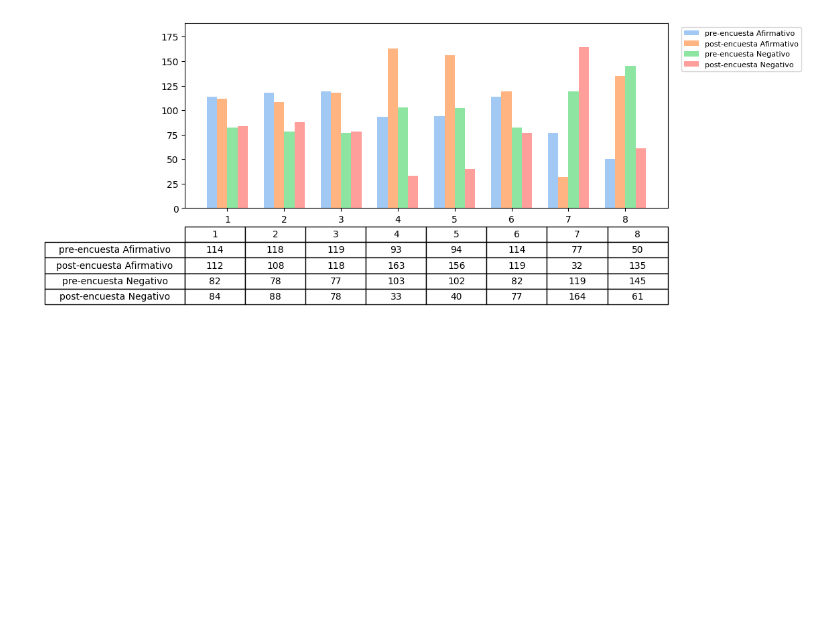
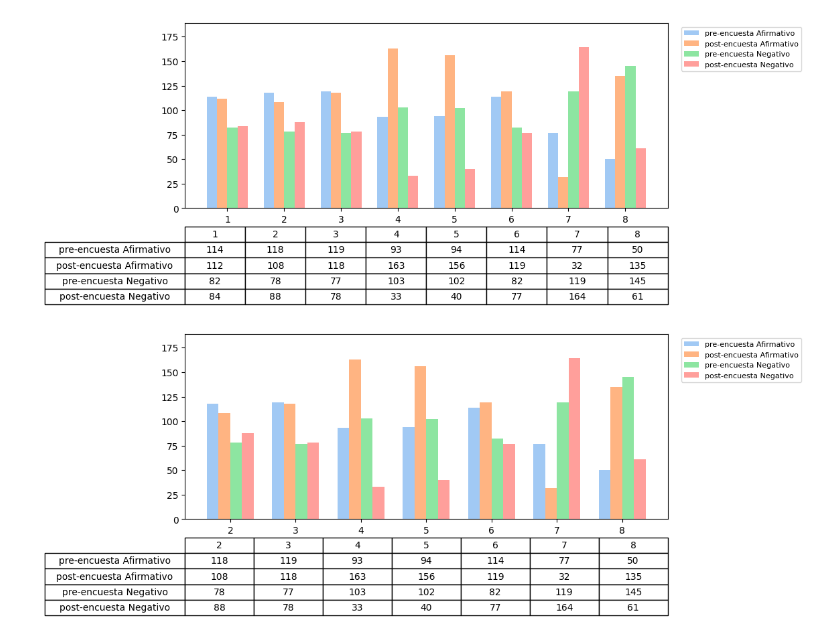
Before and after one commit to rodrigohernandezm/EDA_Tesis, a Jupyter notebook: EDA.ipynb, the cells around one changed output. Cells and saved outputs as stored; diff of their text form; code cells hidden in the pictures; blank space fills up the shorter version.

```diff
--- a/EDA.ipynb
+++ b/EDA.ipynb
@@ -992,3 +985,82 @@ tabla_fix.to_excel(os.path.join(OUT, "tabla_afirmativo_negativo_ajustada.xlsx"),
 [figure]
 [figure]
 [figure]
+# %%
+QUESTIONS = ["P1", "P2", "P3", "P4", "P5", "P6", "P7", "P8"]
+AFIRMATIVO_FIX = {
+    "P1": [1],
+    "P2": [1],
+    "P3": [1],
+    "P4": [1],
+    "P5": [1],
+    "P6": [1],
+    "P7": [1],  # correccion solicitada
+    "P8": [1],
+}
+
+def tabla_afirmativo_negativo_fix(df_in: pd.DataFrame, questions, afirm_map) -> pd.DataFrame:
+    dft = df_in.copy()
+    dft["estado"] = dft["estado"].astype(str).str.strip().str.upper()
+    dft = dft[dft["estado"].isin(["PRE", "POST"])]
+
+    for q in questions:
+        if q in dft.columns:
+            dft[q] = pd.to_numeric(dft[q], errors="coerce")
+
+    col_labels = [str(i) for i in range(1, len(questions) + 1)]
+    filas = {
+        "pre-encuesta Afirmativo": [],
+        "post-encuesta Afirmativo": [],
+        "pre-encuesta Negativo": [],
+        "post-encuesta Negativo": [],
+    }
+
+    for q in questions:
+        afirm = set(afirm_map.get(q, []))
+        pre = dft[dft["estado"] == "PRE"][q].dropna()
+        post = dft[dft["estado"] == "POST"][q].dropna()
+
+        pre_af = int(pre.isin(afirm).sum())
+        pre_ng = int((~pre.isin(afirm)).sum())
+        post_af = int(post.isin(afirm).sum())
+        post_ng = int((~post.isin(afirm)).sum())
+
+        filas["pre-encuesta Afirmativo"].append(pre_af)
+        filas["post-encuesta Afirmativo"].append(post_af)
+        filas["pre-encuesta Negativo"].append(pre_ng)
+        filas["post-encuesta Negativo"].append(post_ng)
+
+    return pd.DataFrame(filas, index=col_labels).T
+
+tabla_fix = tabla_afirmativo_negativo_fix(df_fix, QUESTIONS, AFIRMATIVO_FIX)
+tabla_fix = tabla_fix.drop(columns=["1"])
+vals = tabla_fix.values
+series = tabla_fix.index.tolist()
+x = np.arange(tabla_fix.shape[1])
+w = 0.18
+colors = sns.color_palette("pastel", n_colors=len(series))
+
+fig, ax = plt.subplots(figsize=(11, 6))
+for i, name in enumerate(series):
+    ax.bar(x + (i - 1.5) * w, vals[i], width=w, label=name, color=colors[i])
+
+ax.set_xticks(x)
+ax.set_xticklabels(tabla_fix.columns.tolist())
+ax.set_ylim(0, max(vals.flatten()) * 1.15)
+ax.legend(loc="upper left", bbox_to_anchor=(1.02, 1), fontsize=8)
+
+tbl = ax.table(
+    cellText=vals,
+    rowLabels=series,
+    colLabels=tabla_fix.columns.tolist(),
+    cellLoc="center",
+    rowLoc="center",
+    loc="bottom",
+    bbox=[0.0, -0.52, 1.0, 0.42]
+)
+
+plt.subplots_adjust(bottom=0.42, right=0.78)
+plt.savefig(os.path.join(OUT, "afirmativo_negativo_tabla_pastel_ajustado.png"), dpi=300, bbox_inches="tight")
+plt.show()
+# %% [output]
+[figure, added]
```
Also changed, not shown: parts of 1 cell of this notebook, 1 other file.
